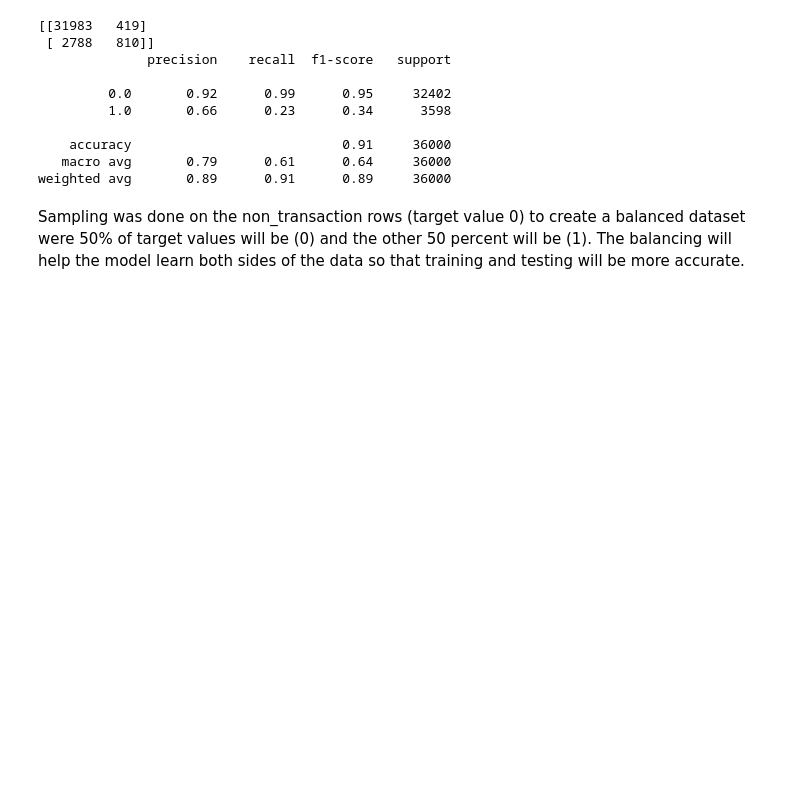
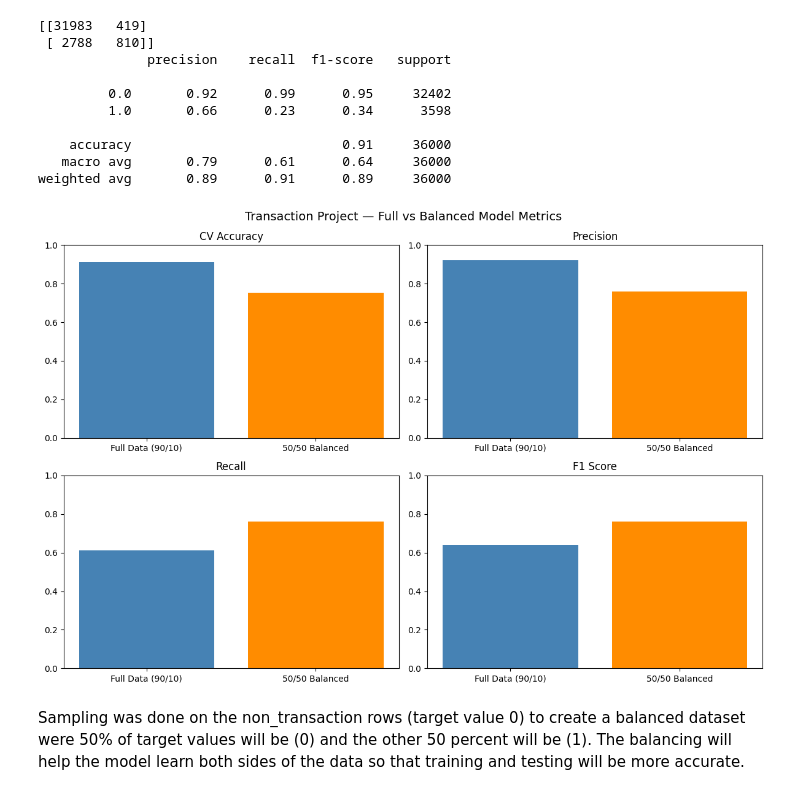
Before and after one commit to cyeef/Data-Science-Portfolio-C21-, a Jupyter notebook: Exercises/Project_1_.ipynb, the cells around one changed output. Saved outputs shown, nothing was run; the diff lists cells and outputs as text; code cells hidden in the pictures; blank space fills up the shorter version.

```diff
--- a/Exercises/Project_1_.ipynb
+++ b/Exercises/Project_1_.ipynb
@@ -418,6 +418,43 @@ print(classification_report(y_test, y_pred))
     accuracy                           0.91     36000
    macro avg       0.79      0.61      0.64     36000
 weighted avg       0.89      0.91      0.89     36000
+# %%
+# Transaction project version
+log_transaction = pd.DataFrame({
+    'model':     ['Full Data (90/10)', '50/50 Balanced'],
+    'cv_acc':    [scores.mean(), scores_bal.mean()],
+    'precision': [0.92, 0.76],   # from your classification reports
+    'recall':    [0.61, 0.76],
+    'f1':        [0.64, 0.76]
+})
+
+fig, axes = plt.subplots(2, 2, figsize=(12, 8))
+
+# CV Accuracy
+axes[0,0].bar(log_transaction['model'], log_transaction['cv_acc'], color=['steelblue', 'darkorange'])
+axes[0,0].set_title('CV Accuracy')
+axes[0,0].set_ylim(0, 1)
+
+# Precision
+axes[0,1].bar(log_transaction['model'], log_transaction['precision'], color=['steelblue', 'darkorange'])
+axes[0,1].set_title('Precision')
+axes[0,1].set_ylim(0, 1)
+
+# Recall
+axes[1,0].bar(log_transaction['model'], log_transaction['recall'], color=['steelblue', 'darkorange'])
+axes[1,0].set_title('Recall')
+axes[1,0].set_ylim(0, 1)
+
+# F1
+axes[1,1].bar(log_transaction['model'], log_transaction['f1'], color=['steelblue', 'darkorange'])
+axes[1,1].set_title('F1 Score')
+axes[1,1].set_ylim(0, 1)
+
+plt.suptitle('Transaction Project — Full vs Balanced Model Metrics', fontsize=14)
+plt.tight_layout()
+plt.show()
+# %% [output]
+[figure, added]
 # %% [markdown]
 Sampling was done on the non_transaction rows (target value 0) to create a balanced dataset were 50% of target values will be (0) and the other 50 percent will be (1).  The balancing will help the model learn both sides of the data so that training and testing will be more accurate.
 # %%
```
Also changed, not shown: parts of 4 cells of this notebook.
